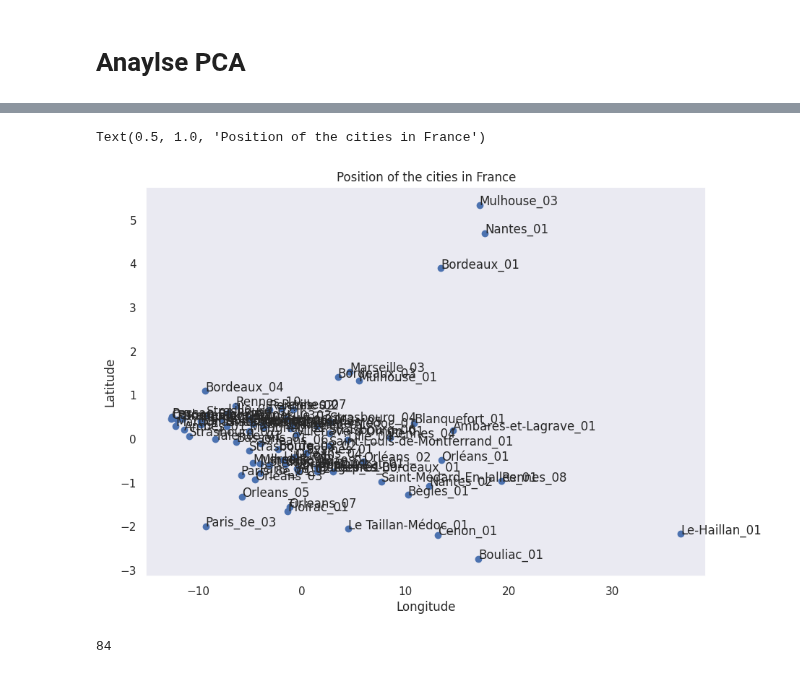
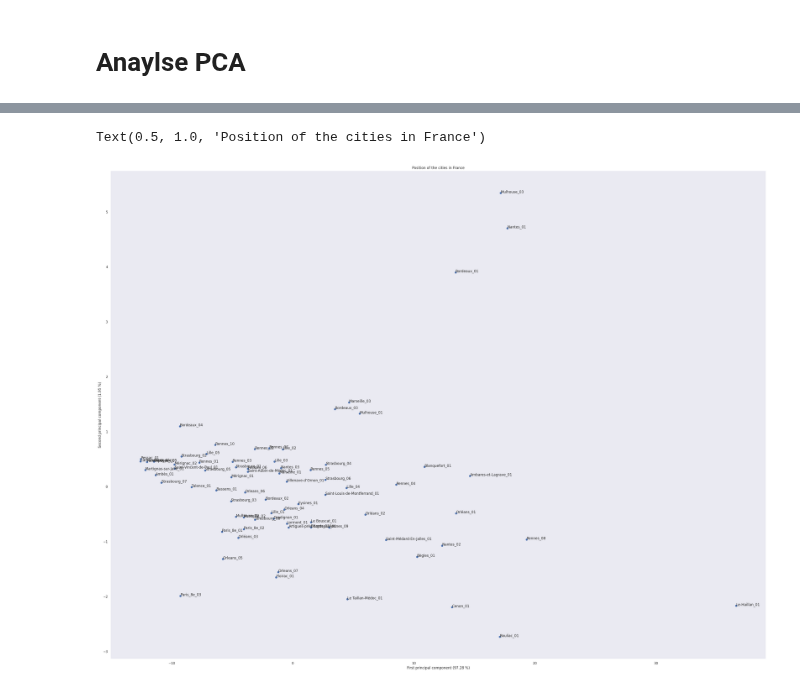
Before and after one commit to Coding-Foundation/FrHack-2022, a Jupyter notebook: prep/alex_clustering.ipynb, the cells around one changed output, grey strips where cells are left out. Saved outputs shown, nothing was run; the diff lists cells and outputs as text; code cells hidden in the pictures.

```diff
--- a/prep/alex_clustering.ipynb
+++ b/prep/alex_clustering.ipynb
@@ -87,16 +79,12 @@ plt.show()
 # %%
-fig, ax = plt.subplots(figsize=(10,7))
+fig, ax = plt.subplots(figsize=(40,30))
 ax.scatter(data_proj[:, 0], data_proj[:, 1], cmap='tab10', vmax=9)
 for i, name in enumerate(dataset.sondes_names):
     ax.annotate(name, (data_proj[i, 0], data_proj[i, 1]))
 plt.grid()
-plt.xlabel('Longitude')
-plt.ylabel('Latitude')
+plt.xlabel(f"First principal component ({round(pca.explained_variance_ratio_[0] * 100, 2)} %)")
+plt.ylabel(f"Second principal component ({round(pca.explained_variance_ratio_[1]* 100, 2)} %)")
 plt.title('Position of the cities in France')
 # %% [output]
 Text(0.5, 1.0, 'Position of the cities in France')
-[figure, old version]
+[figure, new version]
-# %%
-12* 7
-# %% [output]
-84
```
Also changed, not shown: parts of 13 cells of this notebook, 1 other file.
